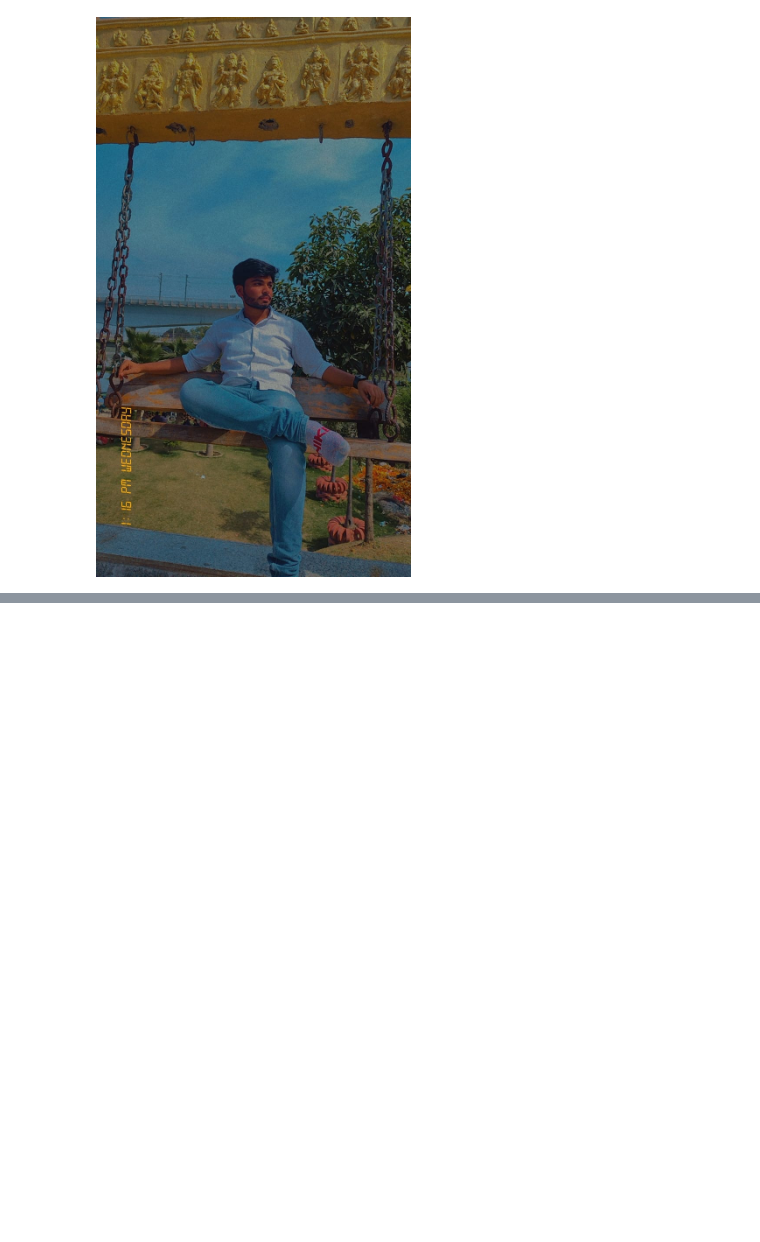
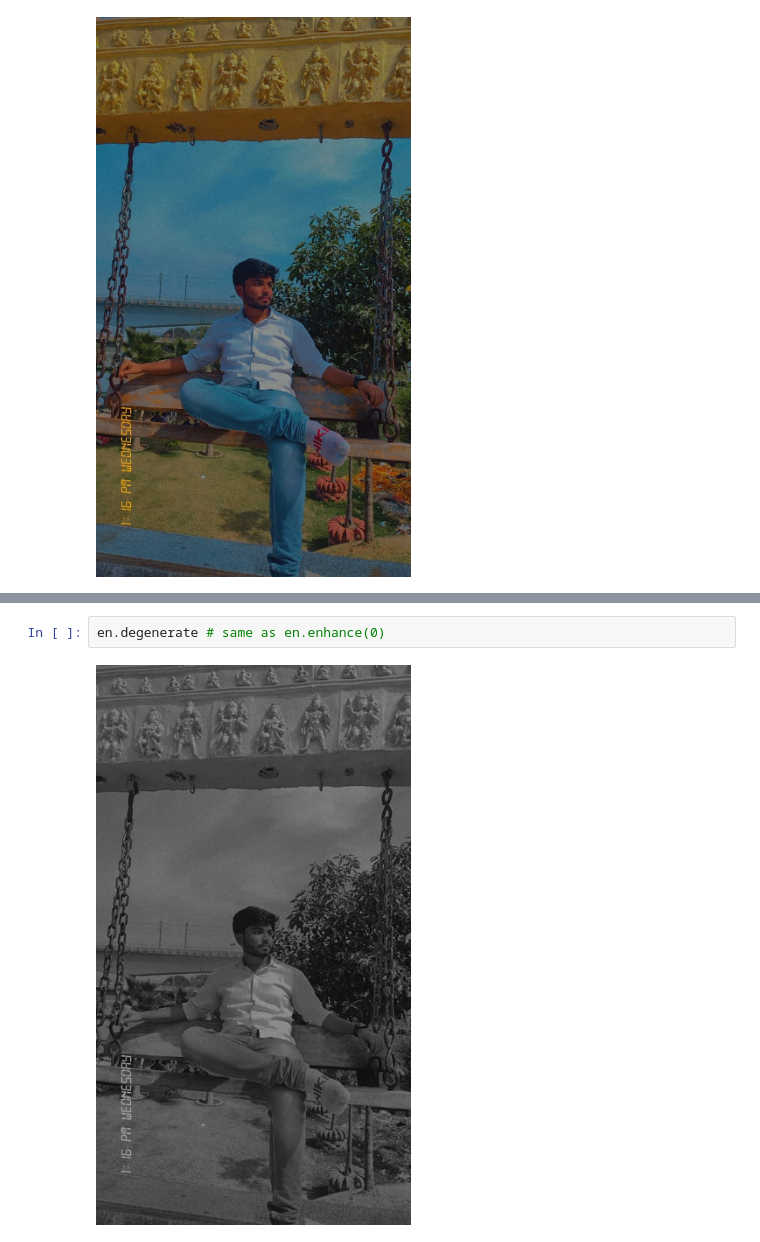
Before and after one commit to aayush7379/Python, a Jupyter notebook: img_pro.ipynb, the cells around one changed output, grey strips where cells are left out. Drawn from its saved outputs; the diff is of its cells as text; blank space fills up the shorter version.

```diff
--- a/img_pro.ipynb
+++ b/img_pro.ipynb
@@ -57,0 +76,4 @@ im1.rotate(360)
+# %%
+en.degenerate # same as en.enhance(0)
+# %% [output]
+[figure, added]
```
Also changed, not shown: parts of 8 cells of this notebook, 1 other file.
